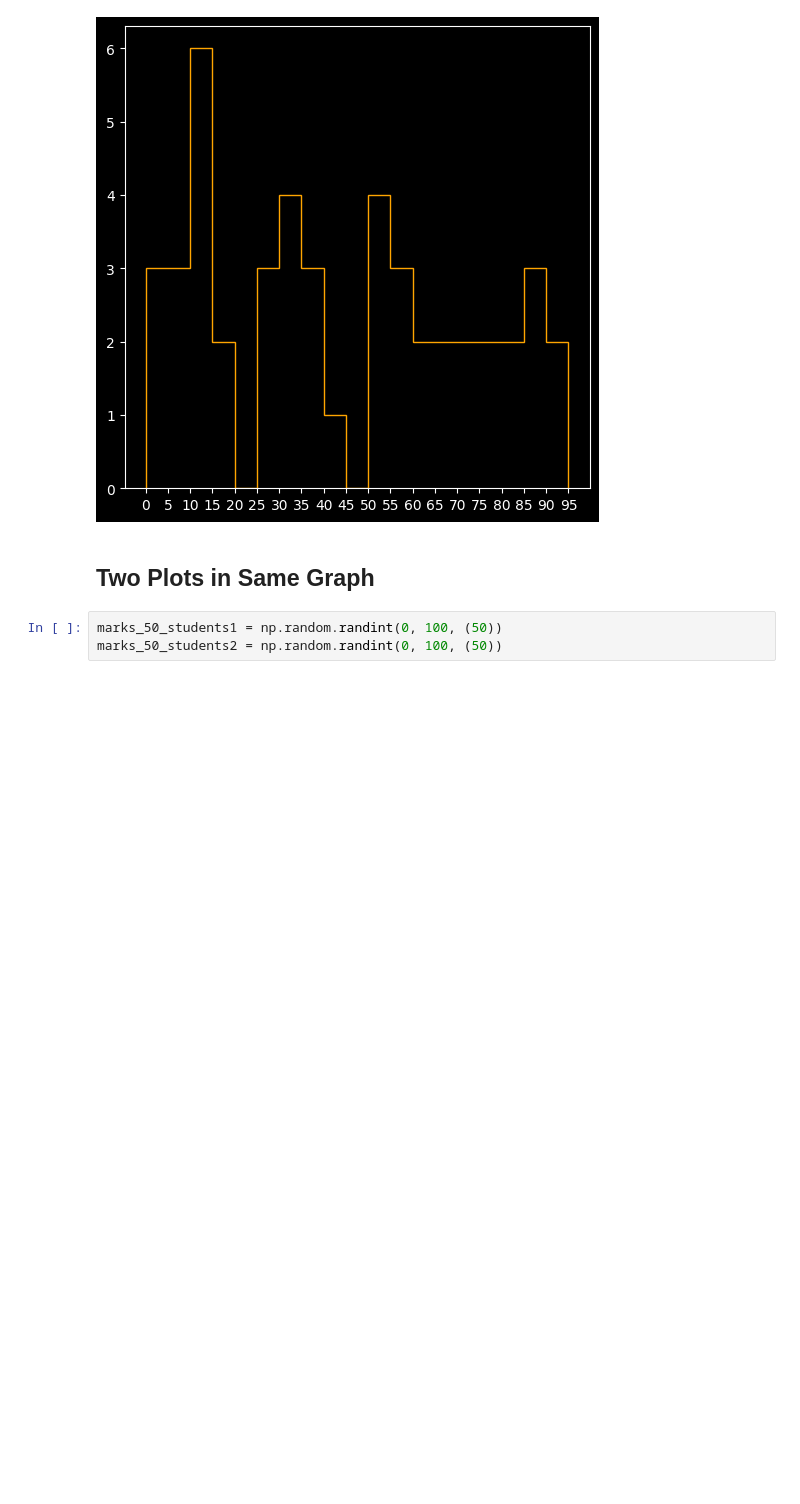
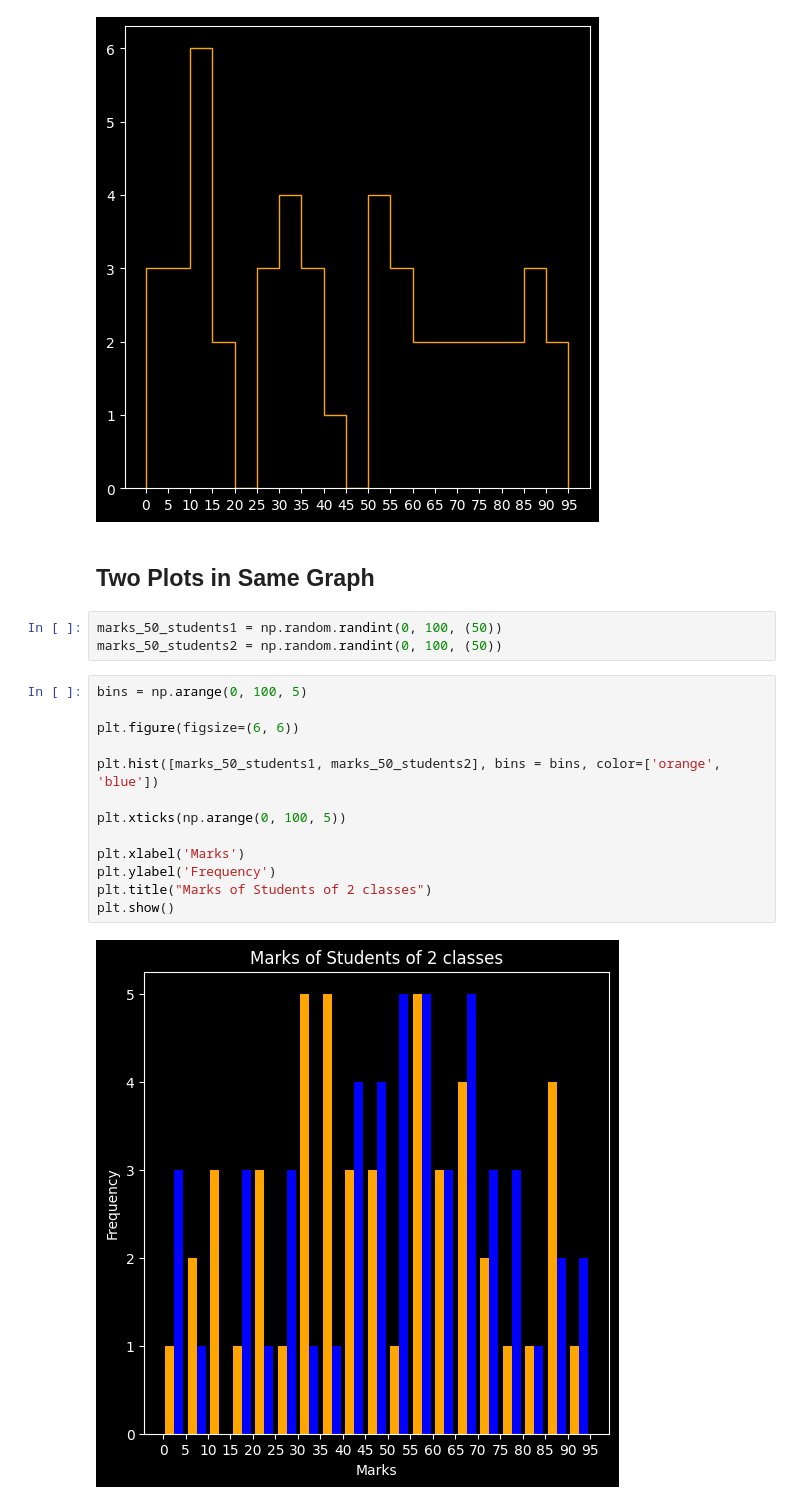
Before and after one commit to joyjeetcoding/python, a Jupyter notebook: matplotlib.ipynb, the cells around one changed output. Cells and saved outputs as stored; diff of their text form; blank space fills up the shorter version.

Commit message:
Hist Added

```diff
--- a/matplotlib.ipynb
+++ b/matplotlib.ipynb
@@ -402,3 +402,18 @@ plt.show()
 # %%
 marks_50_students1 = np.random.randint(0, 100, (50))
 marks_50_students2 = np.random.randint(0, 100, (50))
+# %%
+bins = np.arange(0, 100, 5)
+
+plt.figure(figsize=(6, 6))
+
+plt.hist([marks_50_students1, marks_50_students2], bins = bins, color=['orange', 'blue'])
+
+plt.xticks(np.arange(0, 100, 5))
+
+plt.xlabel('Marks')
+plt.ylabel('Frequency')
+plt.title("Marks of Students of 2 classes")
+plt.show()
+# %% [output]
+[figure, added]
```
